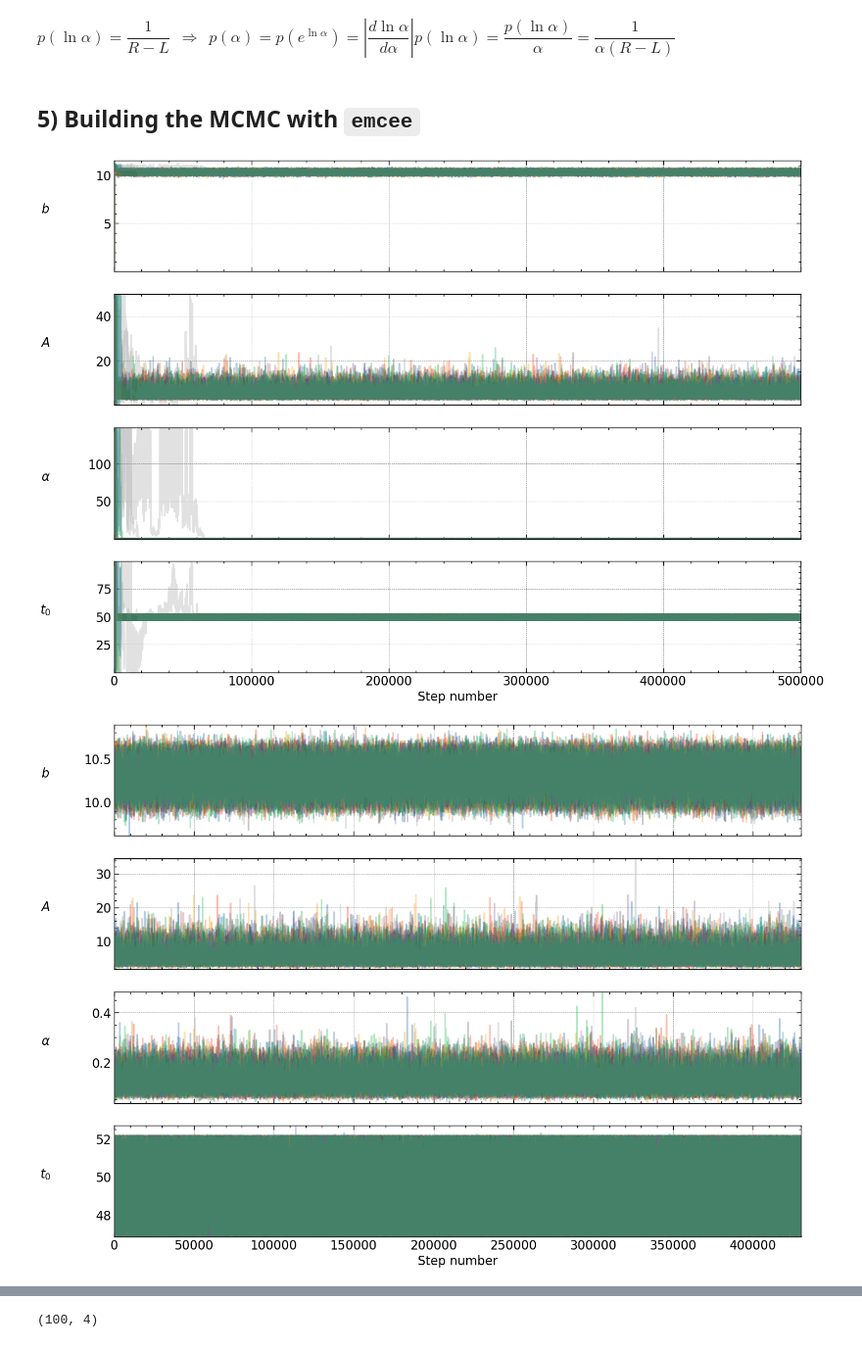
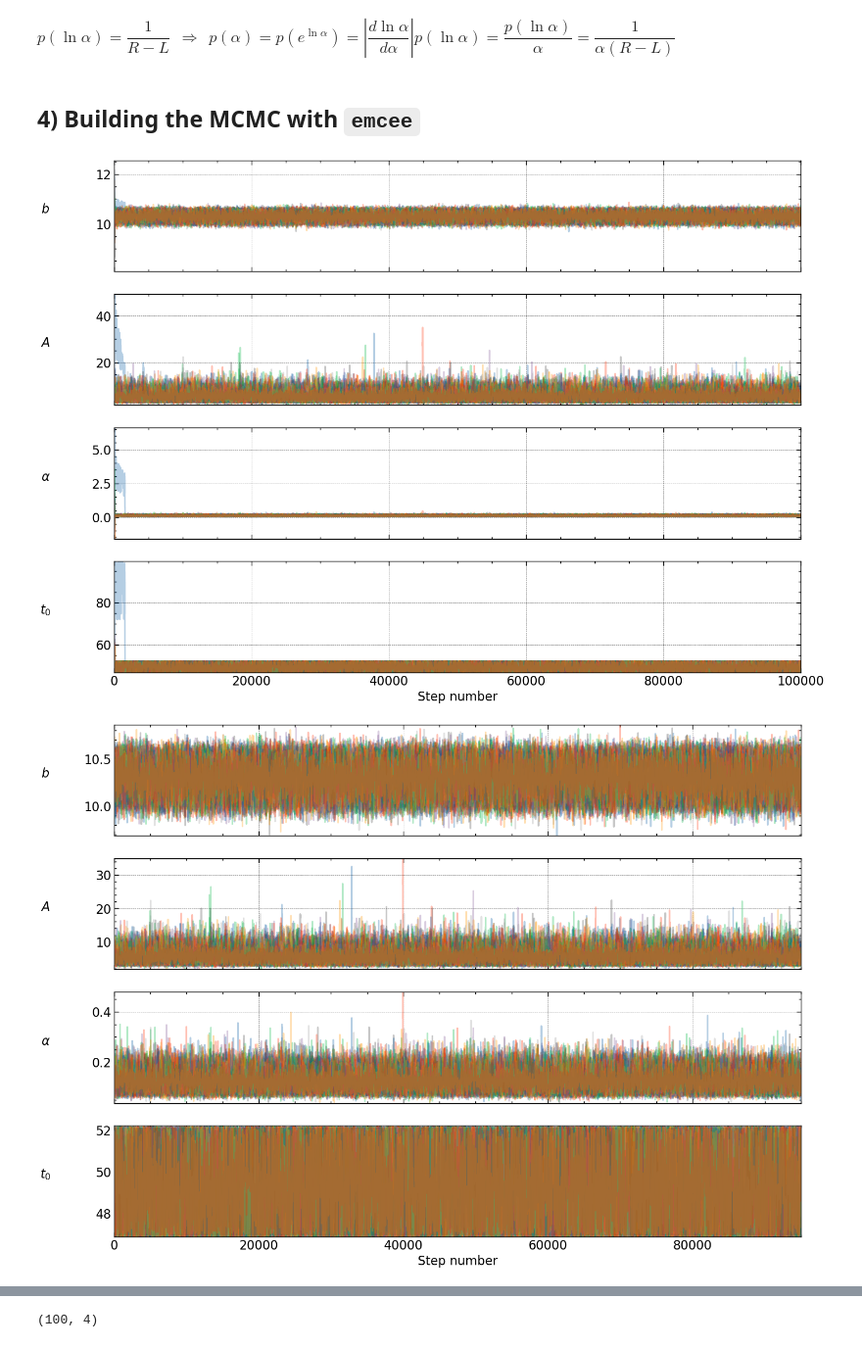
Before and after one commit to M-Bianchi/astrostatistics_bicocca_2024, a Jupyter notebook: working/W09_transient_universe.ipynb, the cells around one changed output, grey strips where cells are left out. Shown at 98% size. Drawn from its saved outputs; the diff is of its cells as text; code cells hidden in the pictures.

```diff
--- a/working/W09_transient_universe.ipynb
+++ b/working/W09_transient_universe.ipynb
@@ -143,15 +141,14 @@ def Prior(params):
 def LogPosterior(params, data_x, data_y, data_yerr):
     return LogLikelihood(params, data_x, data_y, data_yerr) + np.log(Prior(params))
 # %% [markdown]
-## 5) Building the MCMC with `emcee`
+## 4) Building the MCMC with `emcee`
 # %%
 ndim = 4         # Number of parameters in the model
-nwalkers = 16    # Number of MCMC walkers
-nsteps = 500000  # Number of MCMC steps to take **for each walker**
+nwalkers = 32    # Number of MCMC walkers
+nsteps = 100000  # Number of MCMC steps to take **for each walker**
 # %%
 # Initialize theta
-np.random.seed(0)
-starting_guesses = np.random.random((nwalkers, ndim))
+starting_guesses = popt + np.random.randn(nwalkers, ndim)
 
 # The function call where all the work happens:
 sampler = emcee.EnsembleSampler(nwalkers, ndim, LogPosterior, args=[data[:,0], data[:,1], data[:,2]])
@@ -172,13 +169,13 @@ def TracePlot(trace):
 
 TracePlot(sampler.get_chain())
 # %% [output]
-[figure, old version]
+[figure, new version]
 # %%
-burn = 70000  # "Burn-in" period to let chains stabilize
+burn = 5000  # "Burn-in" period to let chains stabilize
 
 TracePlot(sampler.get_chain(discard=burn))
 # %% [output]
-[figure, old version]
+[figure, new version]
 # %%
 tau = sampler.get_autocorr_time()
 print(f'autocorrelation time = {tau}')
```
Also changed, not shown: parts of 14 cells of this notebook, 1 other file.
